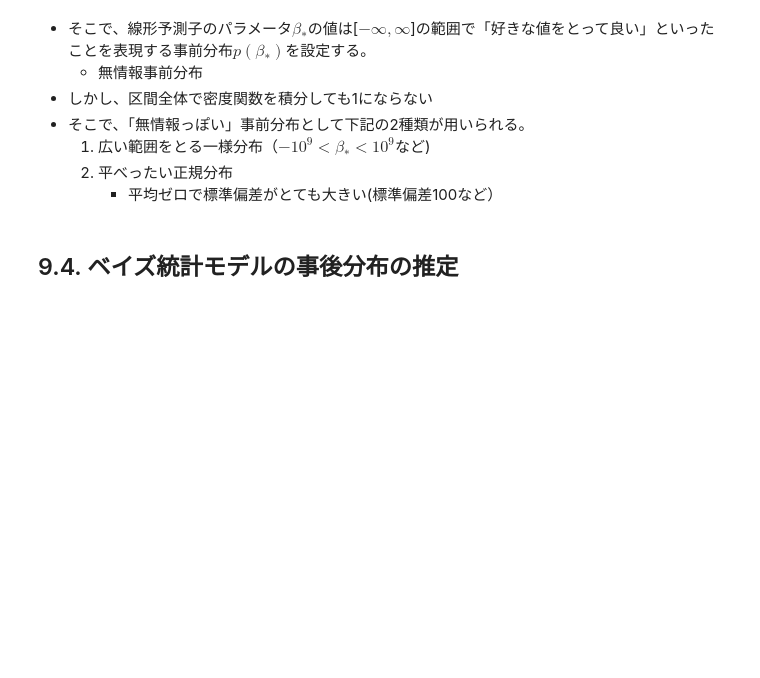
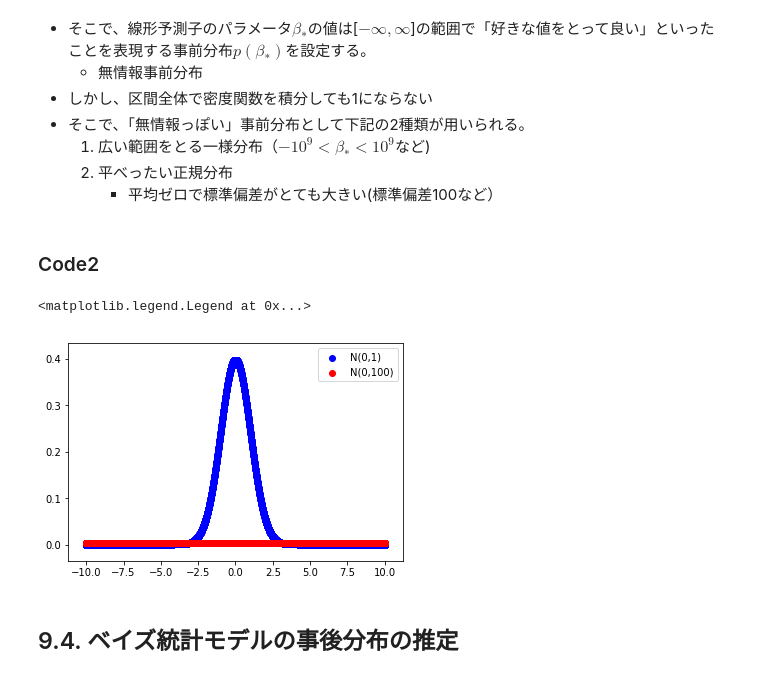
Before and after one commit to takitsuba/midoribon, a Jupyter notebook: Chap9/Chap9.ipynb, the cells around one changed output. Saved outputs shown, nothing was run; the diff lists cells and outputs as text; code cells hidden in the pictures; blank space fills up the shorter version.

```diff
--- a/Chap9/Chap9.ipynb
+++ b/Chap9/Chap9.ipynb
@@ -52,6 +88,25 @@ A.
     1. 広い範囲をとる一様分布（$-10^9 < \beta_* < 10^9$など)
     2. 平べったい正規分布
         * 平均ゼロで標準偏差がとても大きい(標準偏差100など）
+# %% [markdown]
+### Code2
+# %%
+from scipy.stats import norm
+
+n = np.linspace(-10,10,10000)
+
+p_1=[]
+p_100=[]
+for i in range(len(n)):
+    p_1.append(norm.pdf(x=n[i],loc=0,scale=1))
+    p_100.append(norm.pdf(x=n[i],loc=0,scale=100))
+
+plt.scatter(n,p_1,color="b",label="N(0,1)")
+plt.scatter(n,p_100,color="r",label="N(0,100)")
+plt.legend()
+# %% [output]
+<matplotlib.legend.Legend at 0x...>
+[figure, added]
 # %% [markdown]
 ## 9.4. ベイズ統計モデルの事後分布の推定
 # %% [markdown]
```
Also changed, not shown: parts of 35 cells of this notebook, 5 other files.
